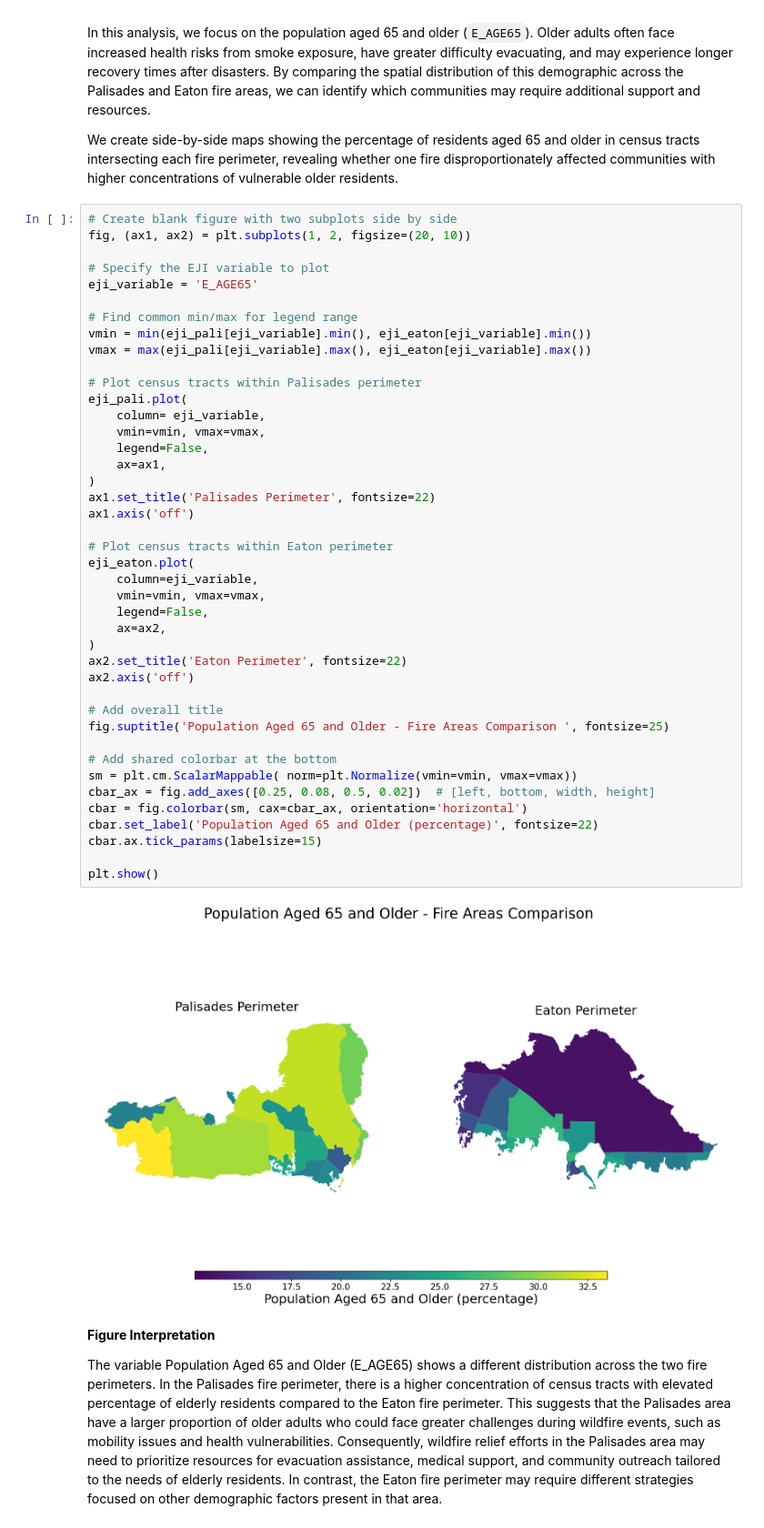
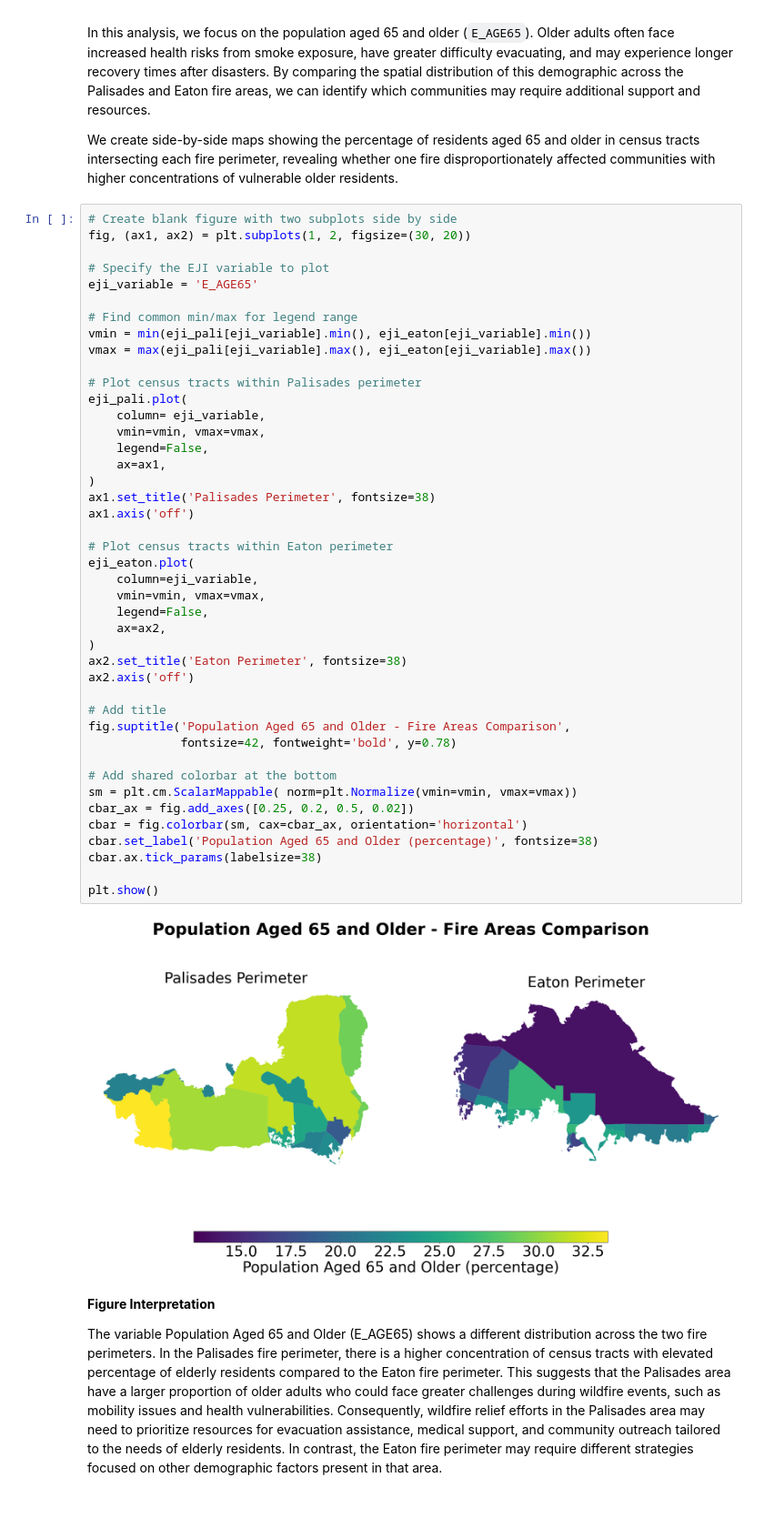
Before and after one commit to hylaea-miller/hylaea-miller.github.io, a Jupyter notebook: posts/220-blog-post/social-dimensions.ipynb, the cells around one changed output. Shown at 91% size. Cells and saved outputs as stored; diff of their text form.

```diff
--- a/posts/220-blog-post/social-dimensions.ipynb
+++ b/posts/220-blog-post/social-dimensions.ipynb
@@ -187,48 +189,49 @@ In this analysis, we focus on the population aged 65 and older (`E_AGE65`). Olde
 We create side-by-side maps showing the percentage of residents aged 65 and older in census tracts intersecting each fire perimeter, revealing whether one fire disproportionately affected communities with higher concentrations of vulnerable older residents.
 # %%
 # Create blank figure with two subplots side by side
-fig, (ax1, ax2) = plt.subplots(1, 2, figsize=(20, 10))
+fig, (ax1, ax2) = plt.subplots(1, 2, figsize=(30, 20))
 
 # Specify the EJI variable to plot
 eji_variable = 'E_AGE65'
 
 # Find common min/max for legend range
 vmin = min(eji_pali[eji_variable].min(), eji_eaton[eji_variable].min())
 vmax = max(eji_pali[eji_variable].max(), eji_eaton[eji_variable].max())
 
 # Plot census tracts within Palisades perimeter
 eji_pali.plot(
     column= eji_variable,
     vmin=vmin, vmax=vmax,
     legend=False,
     ax=ax1,
 )
-ax1.set_title('Palisades Perimeter', fontsize=22)
+ax1.set_title('Palisades Perimeter', fontsize=38)
 ax1.axis('off')
 
 # Plot census tracts within Eaton perimeter
 eji_eaton.plot(
     column=eji_variable,
     vmin=vmin, vmax=vmax,
     legend=False,
     ax=ax2,
 )
-ax2.set_title('Eaton Perimeter', fontsize=22)
+ax2.set_title('Eaton Perimeter', fontsize=38)
 ax2.axis('off')
 
-# Add overall title
-fig.suptitle('Population Aged 65 and Older - Fire Areas Comparison ', fontsize=25)
+# Add title
+fig.suptitle('Population Aged 65 and Older - Fire Areas Comparison',
+             fontsize=42, fontweight='bold', y=0.78)
 
 # Add shared colorbar at the bottom
 sm = plt.cm.ScalarMappable( norm=plt.Normalize(vmin=vmin, vmax=vmax))
-cbar_ax = fig.add_axes([0.25, 0.08, 0.5, 0.02])  # [left, bottom, width, height]
+cbar_ax = fig.add_axes([0.25, 0.2, 0.5, 0.02])
 cbar = fig.colorbar(sm, cax=cbar_ax, orientation='horizontal')
-cbar.set_label('Population Aged 65 and Older (percentage)', fontsize=22)
-cbar.ax.tick_params(labelsize=15)
+cbar.set_label('Population Aged 65 and Older (percentage)', fontsize=38)
+cbar.ax.tick_params(labelsize=38)
 
 plt.show()
 # %% [output]
-[figure, old version]
+[figure, new version]
 # %% [markdown]
 **Figure Interpretation**
 
```
Also changed, not shown: parts of 3 cells of this notebook, 31 other files.
